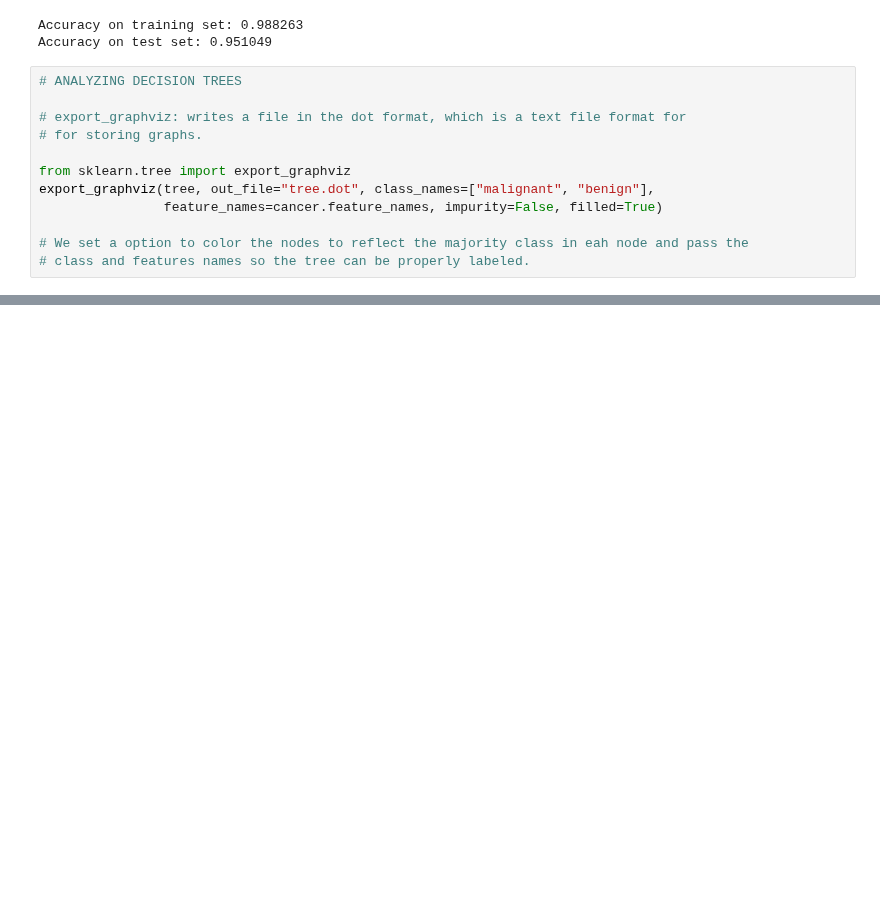
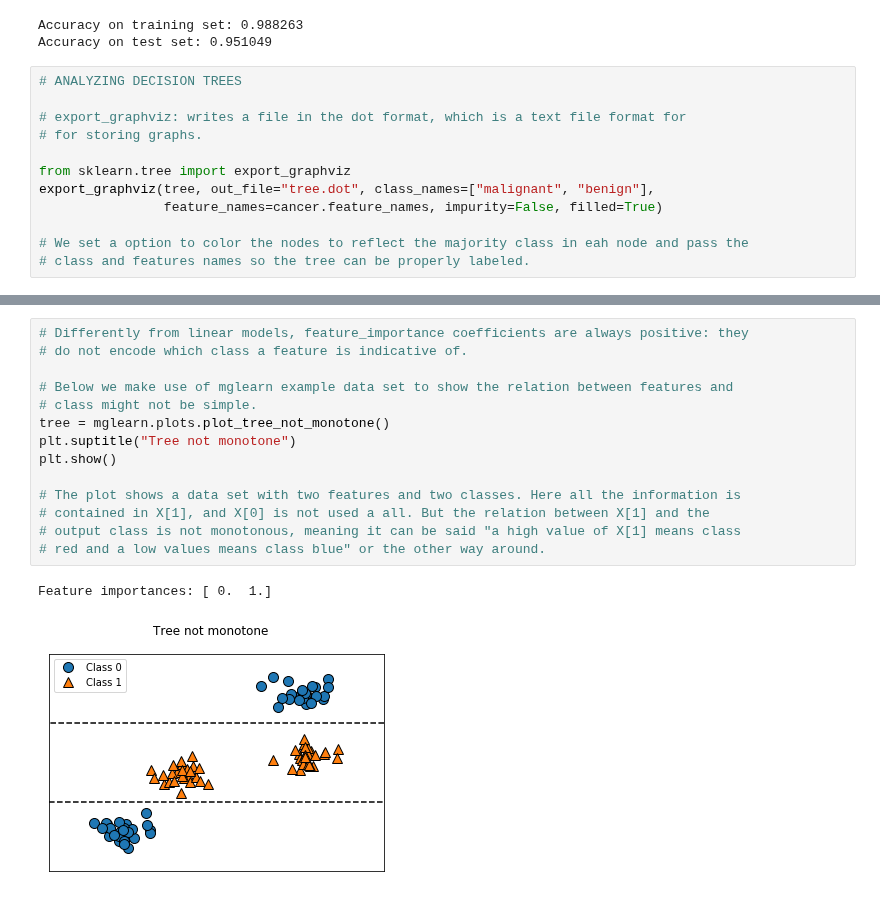
Before and after one commit to rodsveiga/ML_with_Python-Study_notes, a Jupyter notebook: Supervised_Learning.ipynb, the cells around one changed output, grey strips where cells are left out. Saved outputs shown, nothing was run; the diff lists cells and outputs as text; blank space fills up the shorter version.

```diff
--- a/Supervised_Learning.ipynb
+++ b/Supervised_Learning.ipynb
@@ -912,0 +948,17 @@ WImage(filename='Source.gv.pdf')
+# %%
+# Differently from linear models, feature_importance coefficients are always positive: they
+# do not encode which class a feature is indicative of.
+
+# Below we make use of mglearn example data set to show the relation between features and
+# class might not be simple.
+tree = mglearn.plots.plot_tree_not_monotone()
+plt.suptitle("Tree not monotone")
+plt.show()
+
+# The plot shows a data set with two features and two classes. Here all the information is
+# contained in X[1], and X[0] is not used a all. But the relation between X[1] and the
+# output class is not monotonous, meaning it can be said "a high value of X[1] means class
+# red and a low values means class blue" or the other way around.
+# %% [output]
+Feature importances: [ 0.  1.]
+[figure, added]
```
Also changed, not shown: parts of 14 cells of this notebook.
